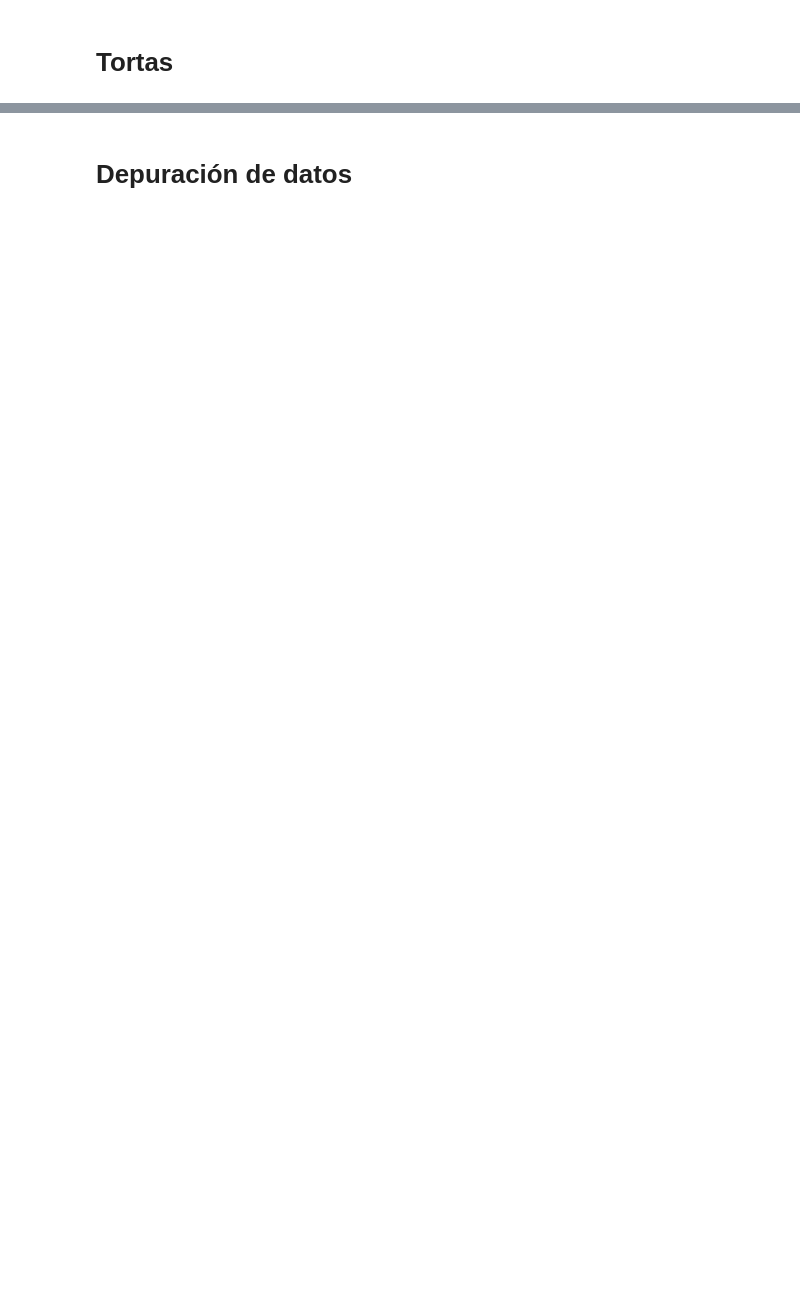
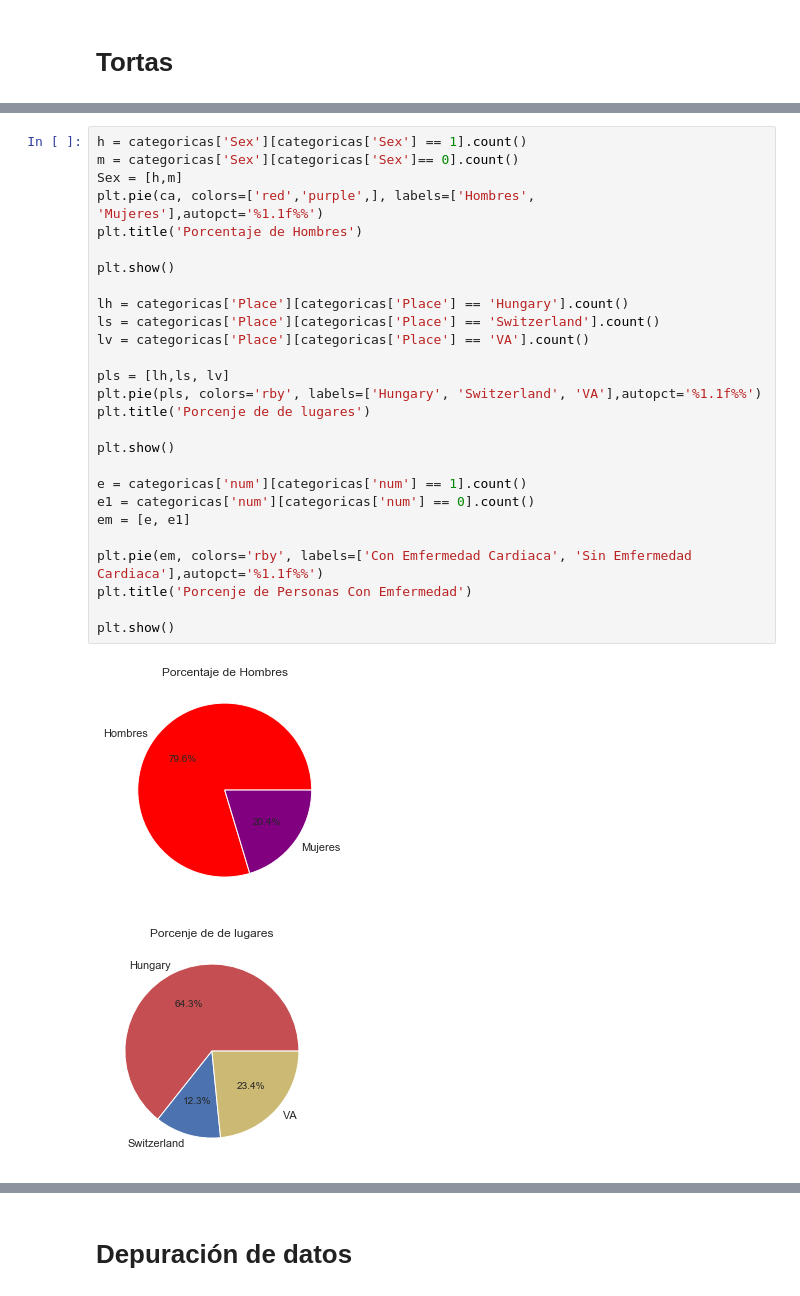
Before and after one commit to Dajo-05/proyecto_2_IA, a Jupyter notebook: Proyecto_2_IA.ipynb, the cells around one changed output, grey strips where cells are left out. Drawn from its saved outputs; the diff is of its cells as text; blank space fills up the shorter version.

```diff
--- a/Proyecto_2_IA.ipynb
+++ b/Proyecto_2_IA.ipynb
@@ -65,0 +54,30 @@ Name: Place, dtype: int64
+# %%
+h = categoricas['Sex'][categoricas['Sex'] == 1].count()
+m = categoricas['Sex'][categoricas['Sex']== 0].count()
+Sex = [h,m]
+plt.pie(ca, colors=['red','purple',], labels=['Hombres', 'Mujeres'],autopct='%1.1f%%')
+plt.title('Porcentaje de Hombres')
+
+plt.show()
+
+lh = categoricas['Place'][categoricas['Place'] == 'Hungary'].count()
+ls = categoricas['Place'][categoricas['Place'] == 'Switzerland'].count()
+lv = categoricas['Place'][categoricas['Place'] == 'VA'].count()
+
+pls = [lh,ls, lv]
+plt.pie(pls, colors='rby', labels=['Hungary', 'Switzerland', 'VA'],autopct='%1.1f%%')
+plt.title('Porcenje de de lugares')
+
+plt.show()
+
+e = categoricas['num'][categoricas['num'] == 1].count()
+e1 = categoricas['num'][categoricas['num'] == 0].count()
+em = [e, e1]
+
+plt.pie(em, colors='rby', labels=['Con Emfermedad Cardiaca', 'Sin Emfermedad Cardiaca'],autopct='%1.1f%%')
+plt.title('Porcenje de Personas Con Emfermedad')
+
+plt.show()
+# %% [output]
+[figure, added]
+[figure, added]
```
Also changed, not shown: parts of 17 cells of this notebook.
